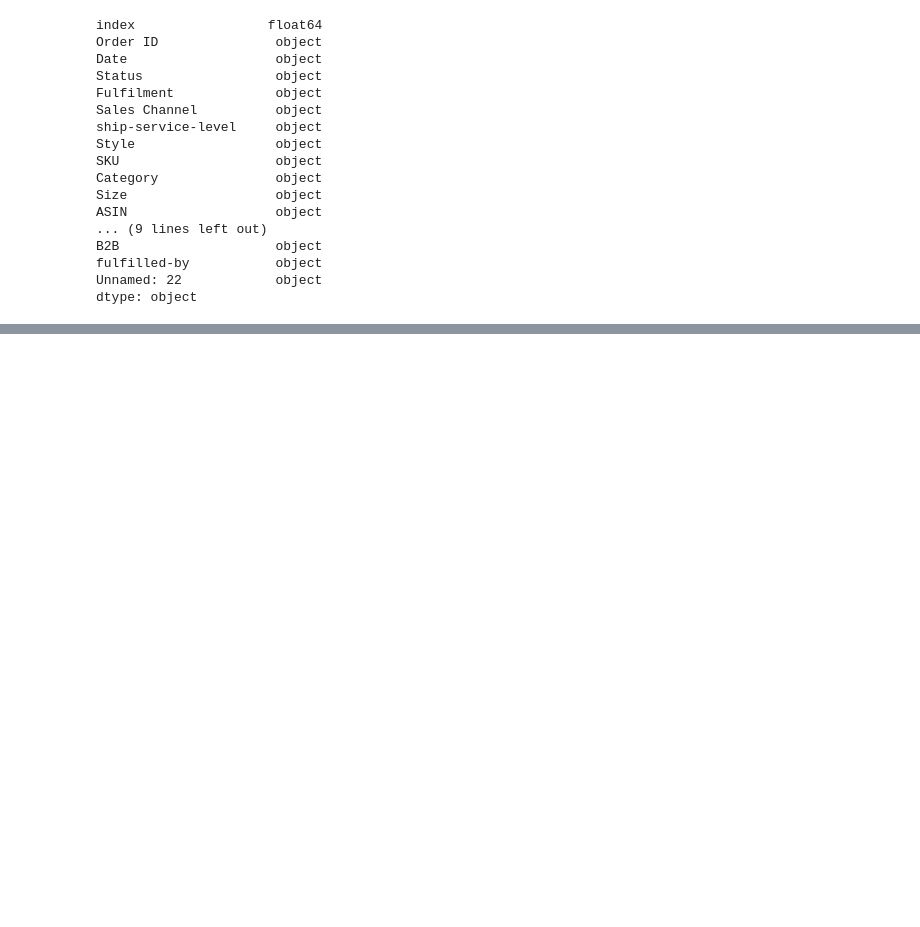
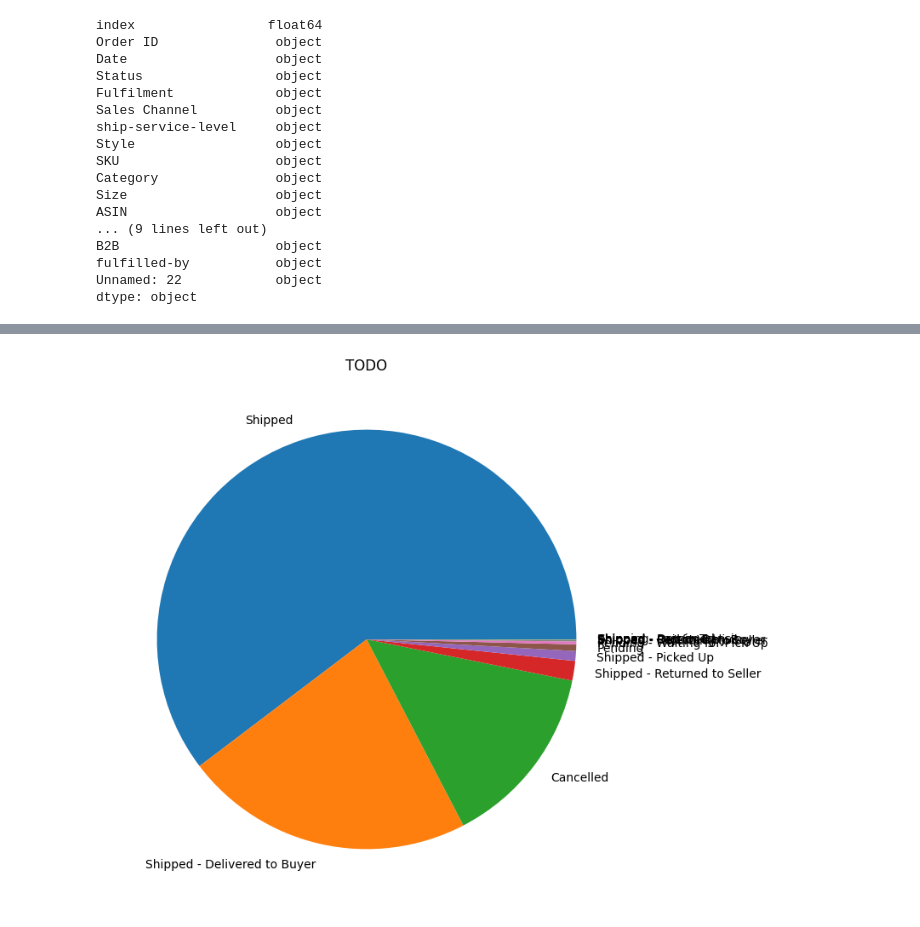
Before and after one commit to FairozMoheb/slash_task, a Jupyter notebook: task.ipynb, the cells around one changed output, grey strips where cells are left out. Saved outputs shown, nothing was run; the diff lists cells and outputs as text; code cells hidden in the pictures; blank space fills up the shorter version.

```diff
--- a/task.ipynb
+++ b/task.ipynb
@@ -45,0 +65,10 @@ dtype: object
+# %%
+
+data = report['Status'].value_counts(normalize=True)*100
+
+plt.figure(figsize=(8, 8))
+plt.pie(data.values.tolist(), labels=data.index.tolist())
+plt.title('TODO')
+plt.show()
+# %% [output]
+[figure, added]
```
Also changed, not shown: parts of 5 cells of this notebook.
